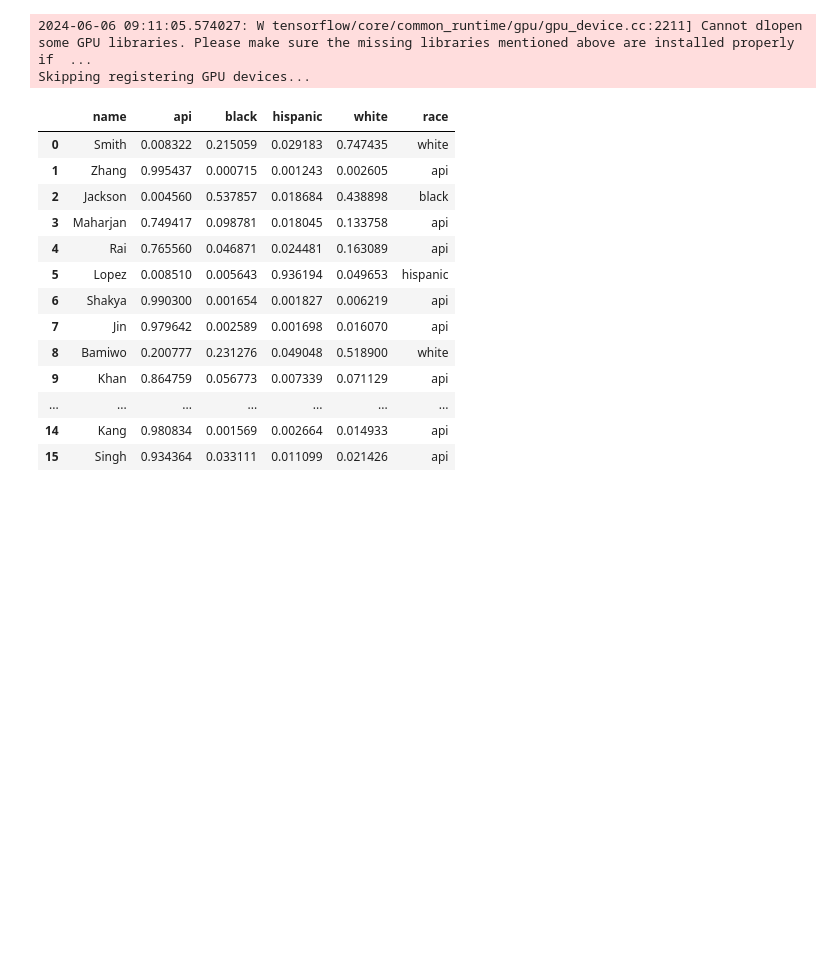
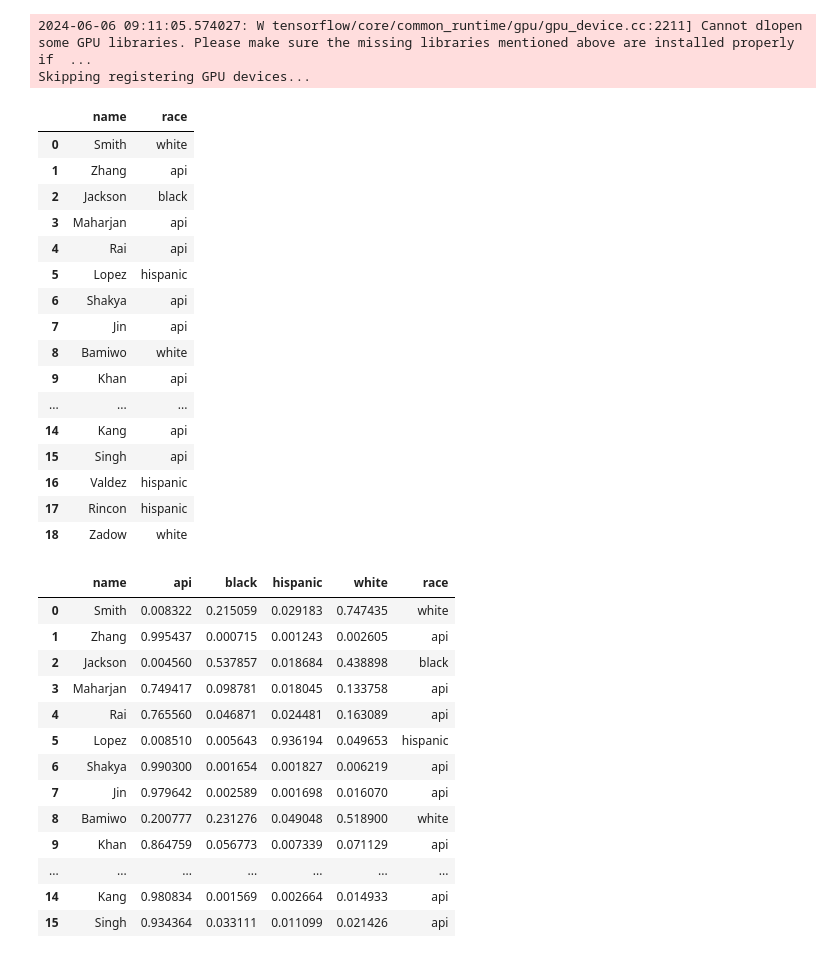
Before and after one commit to JulinaM/DemographicAnalysis, a Jupyter notebook: Race_Verification.ipynb, the cells around one changed output. Cells and saved outputs as stored; diff of their text form; code cells hidden in the pictures; blank space fills up the shorter version.

```diff
--- a/Race_Verification.ipynb
+++ b/Race_Verification.ipynb
@@ -51,6 +116,26 @@ df = pred_census_ln(df, 'name')
 # %% [output]
 2024-06-06 09:11:05.574027: W tensorflow/core/common_runtime/gpu/gpu_device.cc:2211] Cannot dlopen some GPU libraries. Please make sure the missing libraries mentioned above are installed properly if  ...
 Skipping registering GPU devices...
+# %%
+df[['name', 'race']]
+# %% [output]
+|  | name | race |
+| 0 | Smith | white |
+| 1 | Zhang | api |
+| 2 | Jackson | black |
+| 3 | Maharjan | api |
+| 4 | Rai | api |
+| 5 | Lopez | hispanic |
+| 6 | Shakya | api |
+| 7 | Jin | api |
+| 8 | Bamiwo | white |
+| 9 | Khan | api |
+| ... | ... | ... |
+| 14 | Kang | api |
+| 15 | Singh | api |
+| 16 | Valdez | hispanic |
+| 17 | Rincon | hispanic |
+| 18 | Zadow | white |
 # %%
 df
 # %% [output]
```
Also changed, not shown: parts of 4 cells of this notebook, 1 other file.
